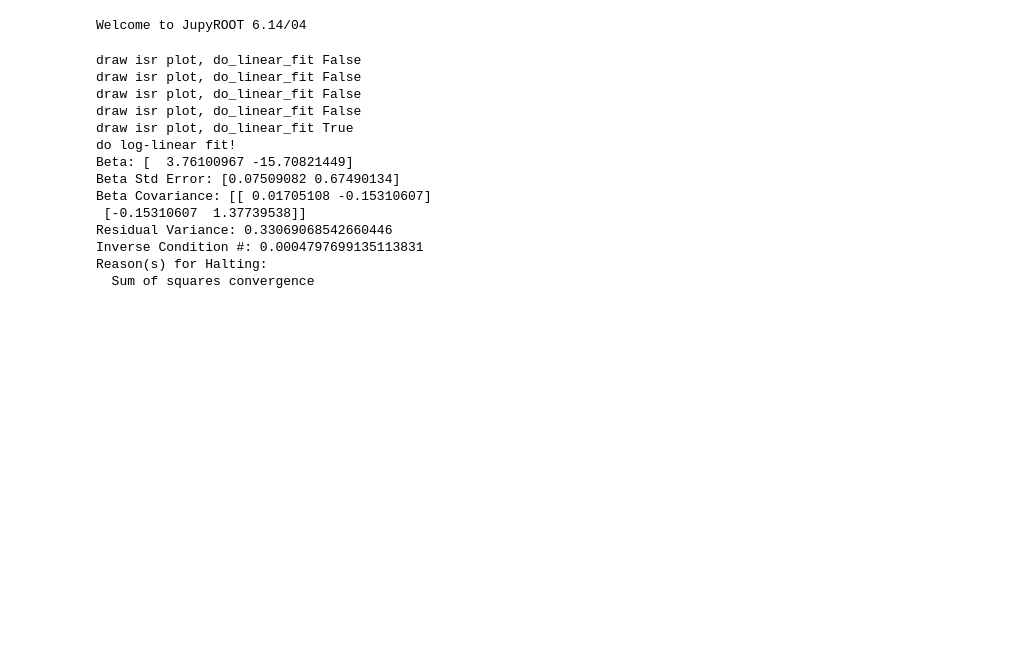
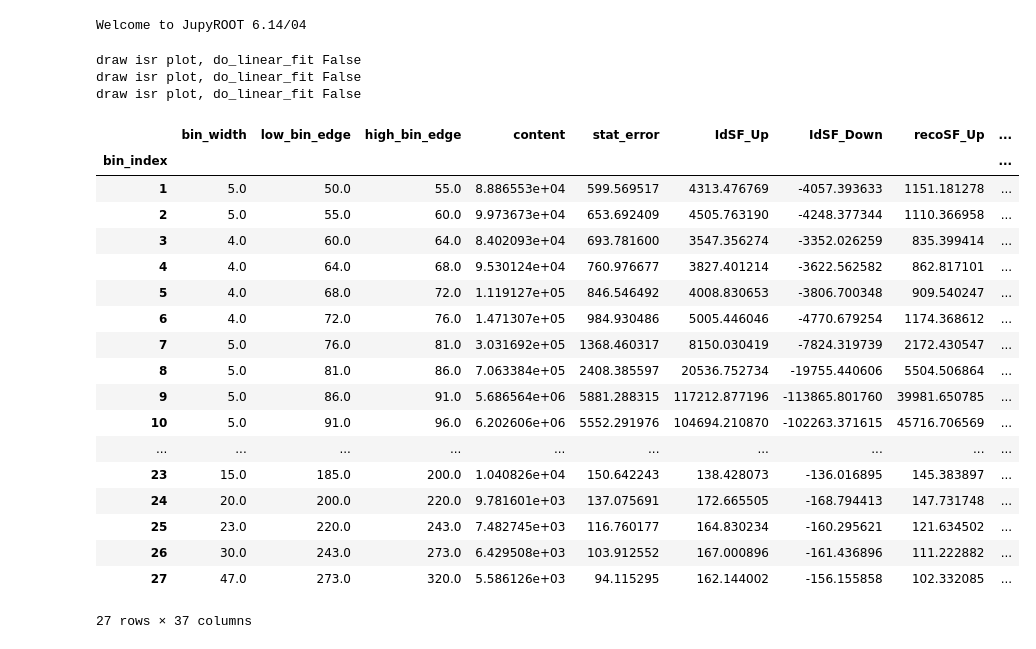
Before and after one commit to jhkim06/ISRAnalysis, a Jupyter notebook: ISRPlotter.ipynb, the cells around one changed output. Saved outputs shown, nothing was run; the diff lists cells and outputs as text; code cells hidden in the pictures; blank space fills up the shorter version.

```diff
--- a/ISRPlotter.ipynb
+++ b/ISRPlotter.ipynb
@@ -9,8 +9,8 @@ Welcome to JupyROOT 6.14/04
 #years=["2016","2017","2018"]
 years=["2016"]
 channels=["electron"]
-levels=["DetUNFOLD", "FSRUNFOLD"]
-#levels=["DetUNFOLD"]
+#levels=["DetUNFOLD", "FSRUNFOLD"]
+levels=["DetUNFOLD"]
 
 channel_postfix = ""
 
@@ -32,7 +32,6 @@ for year in years :
         isr_analysis[year][channel]["detector"]= \
         isrplot.ISRPlotter(input_root_file, input_config_file, False)
 
-        doFit=False
         for level in levels :
 
             input_root_file   = "./output/"+year+"/"+channel+"/"+level+"_"+channel+"_"+year+".root"
@@ -53,25 +52,25 @@ for year in years :
 for year in years :
     for channel in channels :
 
-        isr_analysis[year][channel]["detector"].drawHistPlot("Mass", divde_by_bin_width = False, setLogy=True, setLogx=False, showMeanValue=False, figSize=(8,7),  ratio_max=1.2, ratio_min=0.8)
+        isr_analysis[year][channel]["detector"].drawHistPlot("Mass", divde_by_bin_width = True, setLogy=True, setLogx=False, showMeanValue=False, figSize=(8,7),  ratio_max=1.2, ratio_min=0.8)
         for i in range(5) :
             isr_analysis[year][channel]["detector"].drawHistPlot("Pt__"+str(i),
-                                                             divde_by_bin_width = False, setLogy=True, setLogx=False, showMeanValue=False, figSize=(8,7))
+                                                             divde_by_bin_width = True, setLogy=True, setLogx=False, showMeanValue=False, figSize=(8,7))
 
         isr_analysis[year][channel]["detector"].drawISRPlot("MeasuredBkgSubtracted","Signal")
 
         doFit=False
         for level in levels :
 
-            isr_analysis[year][channel][level].drawHistPlot("Mass", divde_by_bin_width = False, setLogy=True, setLogx=False, showMeanValue=False, figSize=(7,7))
+            isr_analysis[year][channel][level].drawHistPlot("Mass", divde_by_bin_width = True, setLogy=True, setLogx=False, showMeanValue=False, figSize=(8,7))
             for i in range(5) :
                 isr_analysis[year][channel][level].drawHistPlot("Pt__"+str(i),
-                                                            divde_by_bin_width = False, setLogy=True, setLogx=False, showMeanValue=False, figSize=(7,7))
+                                                            divde_by_bin_width = True, setLogy=False, setLogx=False, showMeanValue=False, figSize=(8,7))
 
-            isr_analysis[year][channel][level+"_Acceptance"].drawHistPlot("Mass", divde_by_bin_width = False, setLogy=True, setLogx=False, showMeanValue=False, figSize=(7,7))
+            isr_analysis[year][channel][level+"_Acceptance"].drawHistPlot("Mass", divde_by_bin_width = True, setLogy=True, setLogx=False, showMeanValue=False, figSize=(8,7))
             for i in range(5) :
                 isr_analysis[year][channel][level+"_Acceptance"].drawHistPlot("Pt__"+str(i),
-                                                            divde_by_bin_width = False, setLogy=False, setLogx=False, showMeanValue=False, figSize=(7,7))
+                                                            divde_by_bin_width = True, setLogy=False, setLogx=False, showMeanValue=False, figSize=(8,7))
 
 
             isr_analysis[year][channel][level].drawISRPlot("Measured","Signal",do_linear_fit=doFit, xmin=30, xmax=1000, ymin=7, ymax=35)
@@ -86,17 +85,30 @@ for year in years :
 draw isr plot, do_linear_fit False
 draw isr plot, do_linear_fit False
 draw isr plot, do_linear_fit False
-draw isr plot, do_linear_fit False
-draw isr plot, do_linear_fit True
-do log-linear fit!
-Beta: [  3.76100967 -15.70821449]
-Beta Std Error: [0.07509082 0.67490134]
-Beta Covariance: [[ 0.01705108 -0.15310607]
- [-0.15310607  1.37739538]]
-Residual Variance: 0.33069068542660446
-Inverse Condition #: 0.0004797699135113831
-Reason(s) for Halting:
-  Sum of squares convergence
+# %%
+data_temp=isr_analysis["2016"]["electron"]["DetUNFOLD"].getDict("Measured")
+# %%
+data_temp["Mass"]["Data_Measured"]["upDownUnc"]
+# %% [output]
+|  | bin_width | low_bin_edge | high_bin_edge | content | stat_error | IdSF_Up | IdSF_Down | recoSF_Up | ... |
+| bin_index |  |  |  |  |  |  |  |  | ... |
+| 1 | 5.0 | 50.0 | 55.0 | 8.886553e+04 | 599.569517 | 4313.476769 | -4057.393633 | 1151.181278 | ... |
+| 2 | 5.0 | 55.0 | 60.0 | 9.973673e+04 | 653.692409 | 4505.763190 | -4248.377344 | 1110.366958 | ... |
+| 3 | 4.0 | 60.0 | 64.0 | 8.402093e+04 | 693.781600 | 3547.356274 | -3352.026259 | 835.399414 | ... |
+| 4 | 4.0 | 64.0 | 68.0 | 9.530124e+04 | 760.976677 | 3827.401214 | -3622.562582 | 862.817101 | ... |
+| 5 | 4.0 | 68.0 | 72.0 | 1.119127e+05 | 846.546492 | 4008.830653 | -3806.700348 | 909.540247 | ... |
+| 6 | 4.0 | 72.0 | 76.0 | 1.471307e+05 | 984.930486 | 5005.446046 | -4770.679254 | 1174.368612 | ... |
+| 7 | 5.0 | 76.0 | 81.0 | 3.031692e+05 | 1368.460317 | 8150.030419 | -7824.319739 | 2172.430547 | ... |
+| 8 | 5.0 | 81.0 | 86.0 | 7.063384e+05 | 2408.385597 | 20536.752734 | -19755.440606 | 5504.506864 | ... |
+| 9 | 5.0 | 86.0 | 91.0 | 5.686564e+06 | 5881.288315 | 117212.877196 | -113865.801760 | 39981.650785 | ... |
+| 10 | 5.0 | 91.0 | 96.0 | 6.202606e+06 | 5552.291976 | 104694.210870 | -102263.371615 | 45716.706569 | ... |
+| ... | ... | ... | ... | ... | ... | ... | ... | ... | ... |
+| 23 | 15.0 | 185.0 | 200.0 | 1.040826e+04 | 150.642243 | 138.428073 | -136.016895 | 145.383897 | ... |
+| 24 | 20.0 | 200.0 | 220.0 | 9.781601e+03 | 137.075691 | 172.665505 | -168.794413 | 147.731748 | ... |
+| 25 | 23.0 | 220.0 | 243.0 | 7.482745e+03 | 116.760177 | 164.830234 | -160.295621 | 121.634502 | ... |
+| 26 | 30.0 | 243.0 | 273.0 | 6.429508e+03 | 103.912552 | 167.000896 | -161.436896 | 111.222882 | ... |
+| 27 | 47.0 | 273.0 | 320.0 | 5.586126e+03 | 94.115295 | 162.144002 | -156.155858 | 102.332085 | ... |
+27 rows × 37 columns
 # %%
 isr_analysis_barrel={}
 channel_postfix = "EB"
```
Also changed, not shown: parts of 1 cell of this notebook, 5 other files.
